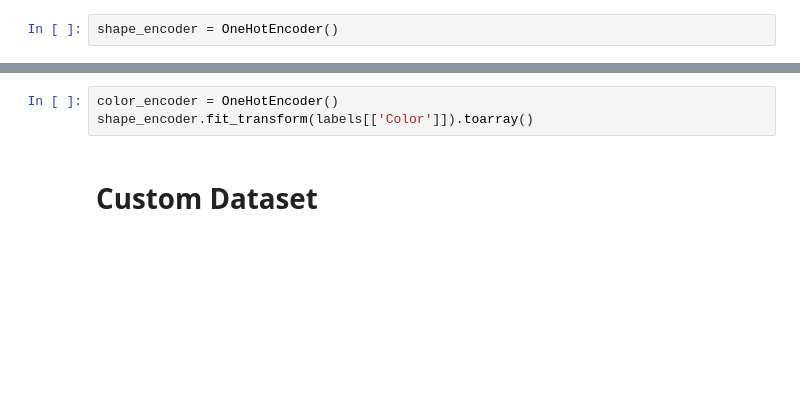
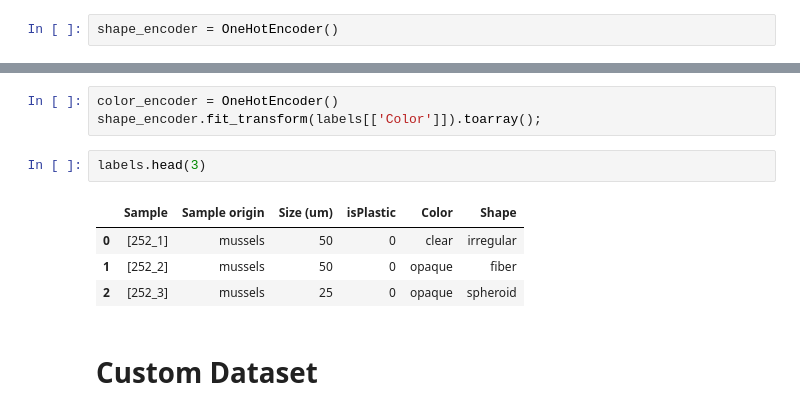
Before and after one commit to Fantastic-Microplastic-Machine/FmPM, a Jupyter notebook: fmpm/will/clean_and_class.ipynb, the cells around one changed output, grey strips where cells are left out. Cells and saved outputs as stored; diff of their text form; blank space fills up the shorter version.

```diff
--- a/fmpm/will/clean_and_class.ipynb
+++ b/fmpm/will/clean_and_class.ipynb
@@ -87,6 +107,13 @@ shape_encoder.get_feature_names()
 # %%
 color_encoder = OneHotEncoder()
-shape_encoder.fit_transform(labels[['Color']]).toarray()
+shape_encoder.fit_transform(labels[['Color']]).toarray();
+# %%
+labels.head(3)
+# %% [output]
+|  | Sample | Sample origin | Size (um) | isPlastic | Color | Shape |
+| 0 | [252_1] | mussels | 50 | 0 | clear | irregular |
+| 1 | [252_2] | mussels | 50 | 0 | opaque | fiber |
+| 2 | [252_3] | mussels | 25 | 0 | opaque | spheroid |
 # %% [markdown]
 # Custom Dataset
 # %%
```
Also changed, not shown: parts of 29 cells of this notebook.
